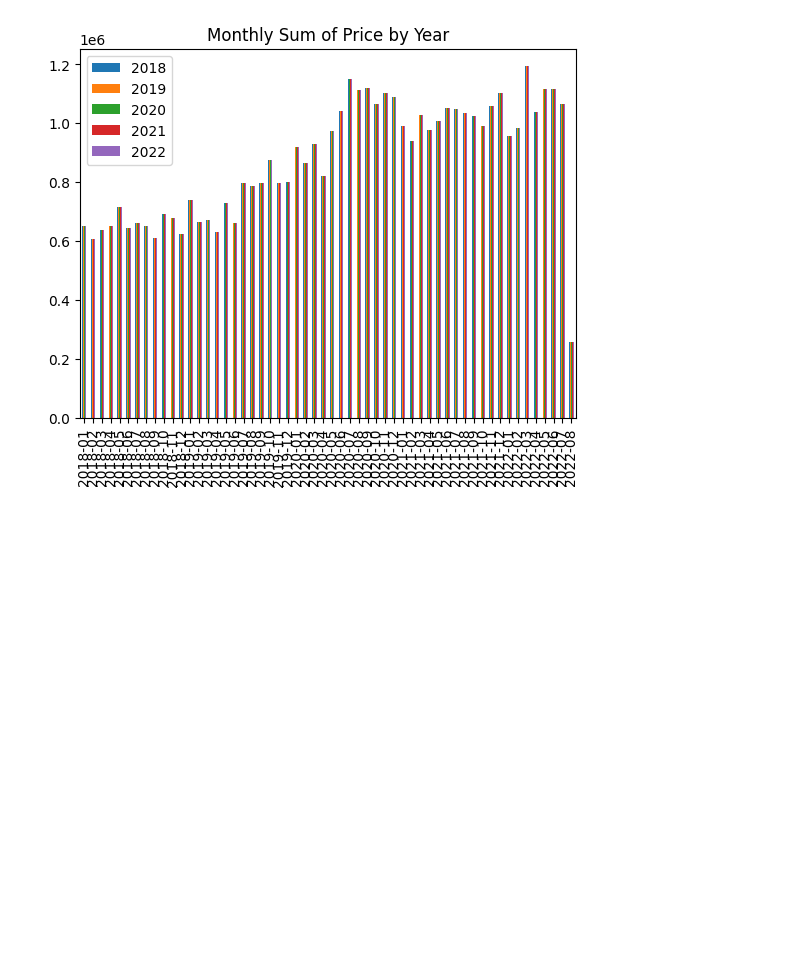
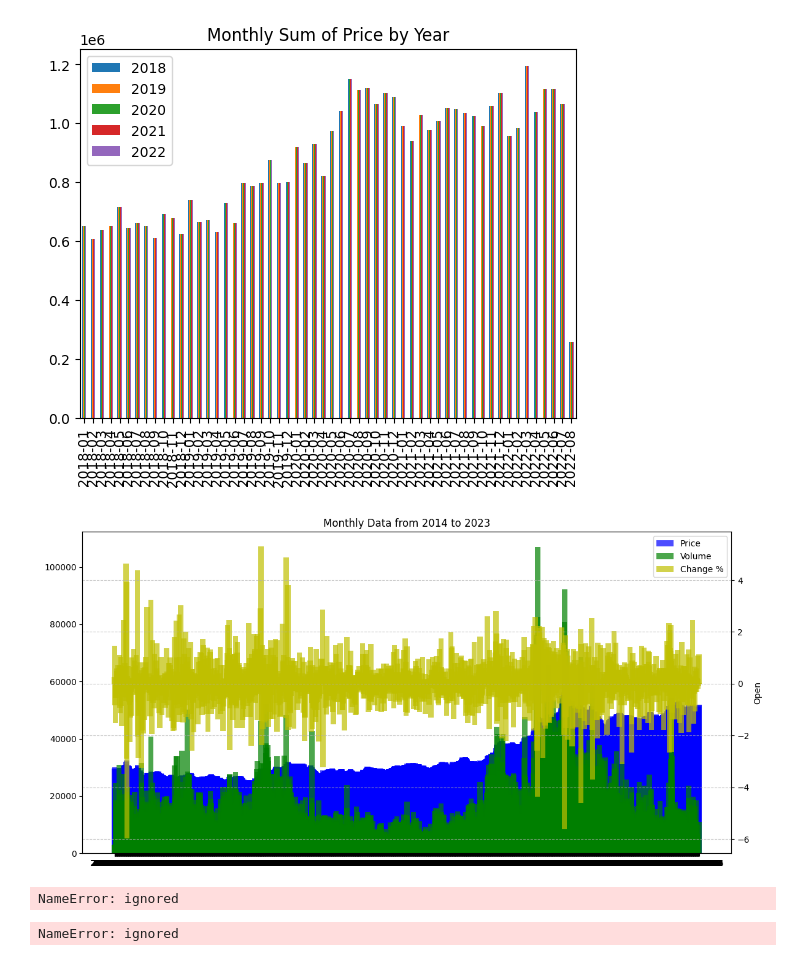
Before and after one commit to bhavana2904/PES-IO, a Jupyter notebook: Gold_Price_EDA.ipynb, the cells around one changed output. Saved outputs shown, nothing was run; the diff lists cells and outputs as text; code cells hidden in the pictures; blank space fills up the shorter version.

```diff
--- a/Gold_Price_EDA.ipynb
+++ b/Gold_Price_EDA.ipynb
@@ -218,3 +218,44 @@ df_plot.plot(kind='bar', title='Monthly Sum of Price by Year')
 # %% [output]
 <Axes: title={'center': 'Monthly Sum of Price by Year'}>
 [figure]
+# %%
+df.fillna(0, inplace=True)
+
+plt.figure(figsize=(12, 6))
+plt.bar(df['Date'], df['Price'], label='Price', width=20, alpha=0.7, color='b')
+plt.bar(df['Date'], df['Volume'], label='Volume', width=20, alpha=0.7, color='g')
+
+ax = plt.gca()
+ax2 = ax.twinx()
+ax2.bar(df['Date'], df['Chg%'], label='Change %', width=20, alpha=0.7, color='y')
+
+plt.xlabel('Date')
+plt.ylabel('Price and Volume')
+ax2.set_ylabel('Open')
+plt.title('Monthly Data from 2014 to 2023')
+plt.xticks(rotation=45)
+
+lines1, labels1 = ax.get_legend_handles_labels()
+lines2, labels2 = ax2.get_legend_handles_labels()
+ax2.legend(lines1 + lines2, labels1 + labels2, loc='upper right')
+
+plt.grid(axis='y', linestyle='--', alpha=0.7)
+
+plt.tight_layout()
+plt.show()
+# %% [output]
+[figure, added]
+# %%
+result = adfuller(series, autolag='AIC')
+print(f'ADF Statistic: {result[0]}')
+print(f'n_lags: {result[1]}')
+print(f'p-value: {result[1]}')
+for key, value in result[4].items():
+    print('Critial Values:')
+    print(f'   {key}, {value}')
+# %% [output]
+NameError: ignored
+# %%
+kpss_stat, p_value, lags, critical_values = sm.tsa.kpss(df['Price'], nlags='auto')
+# %% [output]
+NameError: ignored
```
Also changed, not shown: parts of 12 cells of this notebook.
